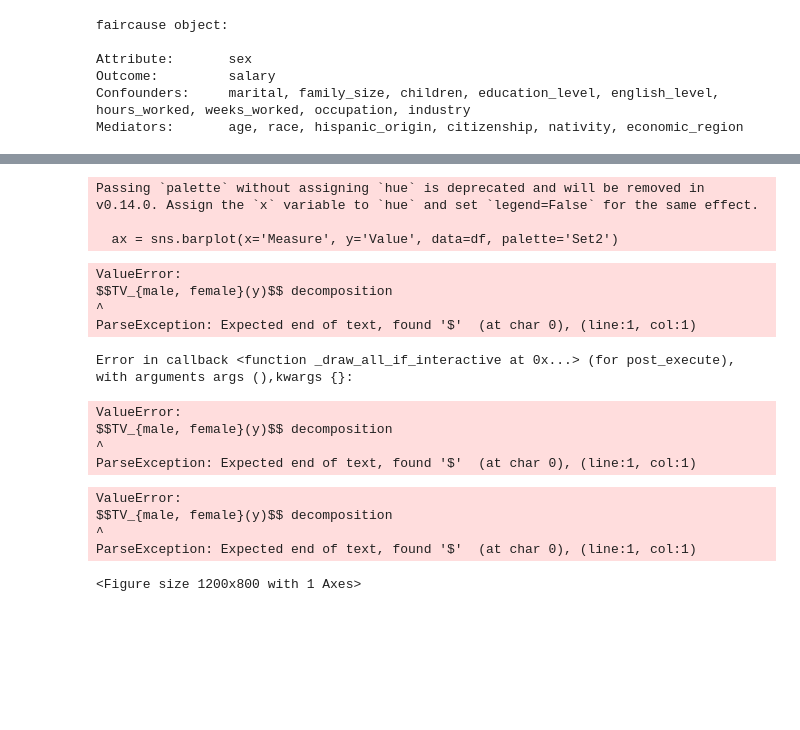
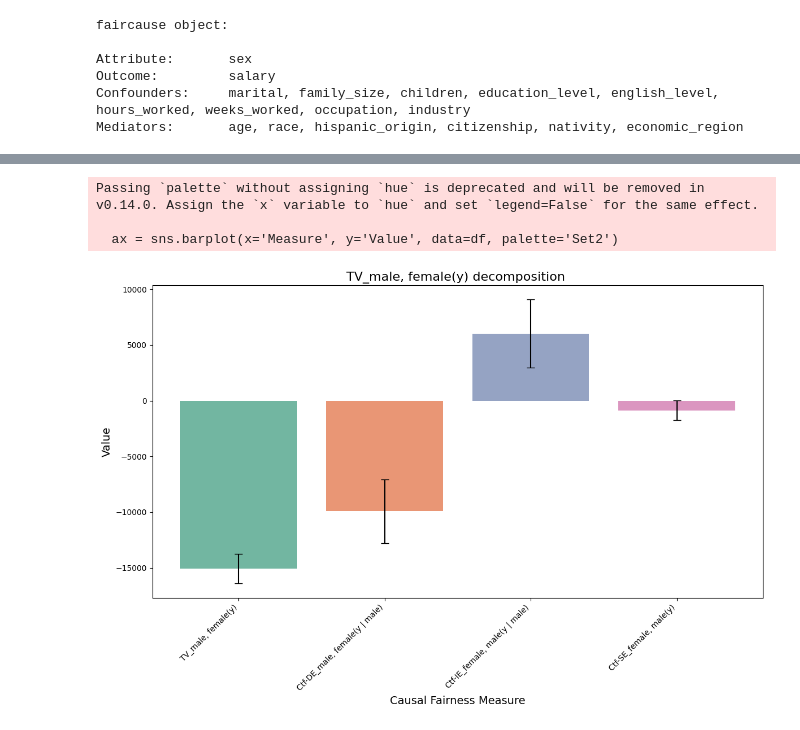
Before and after one commit to alanmrsa/CFA-Python, a Jupyter notebook: examples/vignette_one.ipynb, the cells around one changed output, grey strips where cells are left out. Drawn from its saved outputs; the diff is of its cells as text; code cells hidden in the pictures; blank space fills up the shorter version.

```diff
--- a/examples/vignette_one.ipynb
+++ b/examples/vignette_one.ipynb
@@ -117,20 +146,7 @@ TV_malefemale(y) (-15011.0780) = CtfDE_malefemale(y | male) (-7034.2133) - CtfIE
-# %%
-fc_census.plot()
-# %% [output]
-Passing `palette` without assigning `hue` is deprecated and will be removed in v0.14.0. Assign the `x` variable to `hue` and set `legend=False` for the same effect.
-
-  ax = sns.barplot(x='Measure', y='Value', data=df, palette='Set2')
-ValueError:
-$$TV_{male, female}(y)$$ decomposition
-^
-ParseException: Expected end of text, found '$'  (at char 0), (line:1, col:1)
-Error in callback <function _draw_all_if_interactive at 0x...> (for post_execute), with arguments args (),kwargs {}:
-ValueError:
-$$TV_{male, female}(y)$$ decomposition
-^
-ParseException: Expected end of text, found '$'  (at char 0), (line:1, col:1)
-ValueError:
-$$TV_{male, female}(y)$$ decomposition
-^
-ParseException: Expected end of text, found '$'  (at char 0), (line:1, col:1)
-<Figure size 1200x800 with 1 Axes>
+# %%
+plot = fc_census.plot()
+# %% [output]
+Passing `palette` without assigning `hue` is deprecated and will be removed in v0.14.0. Assign the `x` variable to `hue` and set `legend=False` for the same effect.
+
+  ax = sns.barplot(x='Measure', y='Value', data=df, palette='Set2')
+[figure, added]
```
Also changed, not shown: parts of 14 cells of this notebook, 1 other file.
